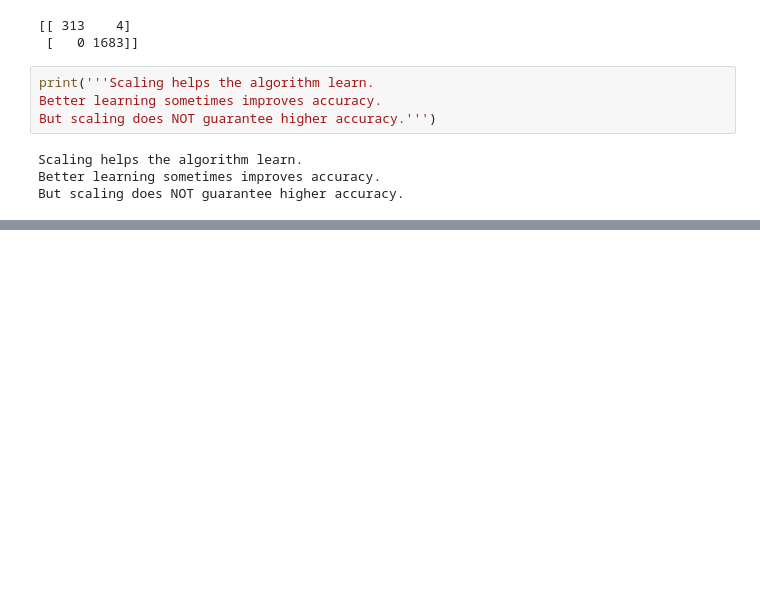
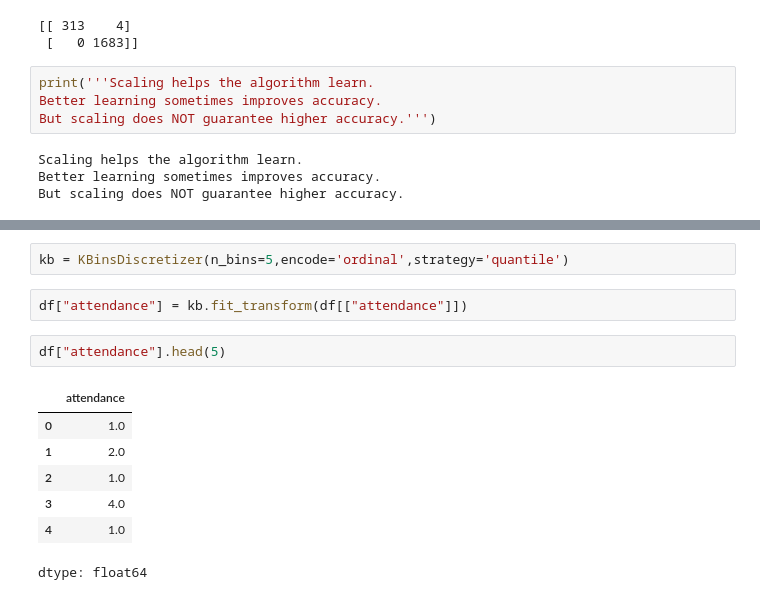
Before and after one commit to Shambhuraje1919/Machine_Learning_Paractice, a Jupyter notebook: traning_Models_1_.ipynb, the cells around one changed output, grey strips where cells are left out. Saved outputs shown, nothing was run; the diff lists cells and outputs as text; blank space fills up the shorter version.

```diff
--- a/traning_Models_1_.ipynb
+++ b/traning_Models_1_.ipynb
@@ -255,0 +279,14 @@ But scaling does NOT guarantee higher accuracy.
+# %%
+kb = KBinsDiscretizer(n_bins=5,encode='ordinal',strategy='quantile')
+# %%
+df["attendance"] = kb.fit_transform(df[["attendance"]])
+# %%
+df["attendance"].head(5)
+# %% [output]
+|  | attendance |
+| 0 | 1.0 |
+| 1 | 2.0 |
+| 2 | 1.0 |
+| 3 | 4.0 |
+| 4 | 1.0 |
+dtype: float64
```
Also changed, not shown: parts of 9 cells of this notebook.
